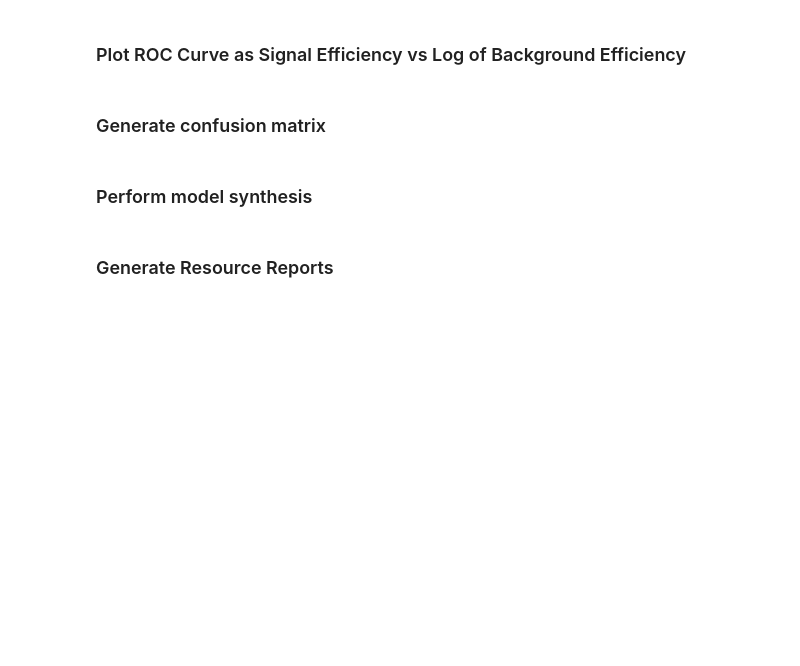
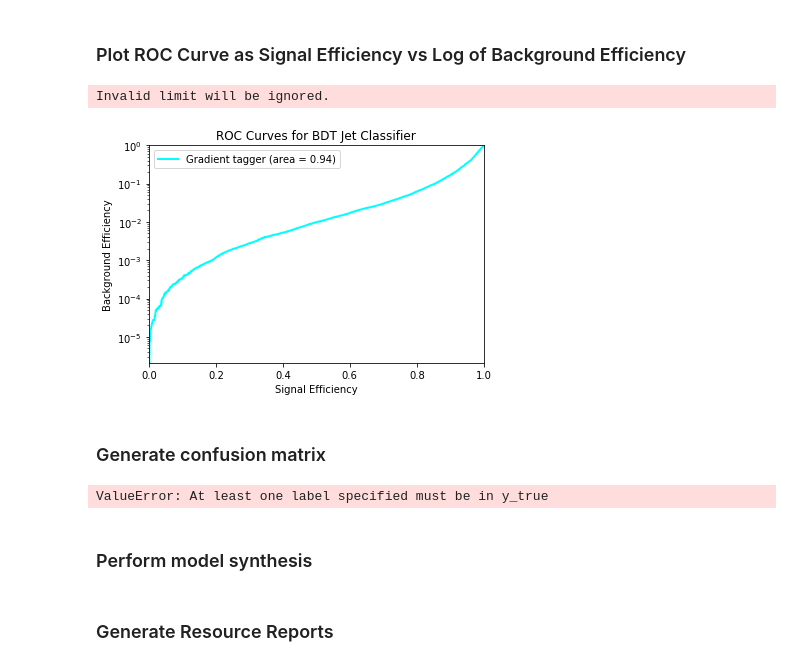
Before and after one commit to vladov3000/TauLeptonClassifier, a Jupyter notebook: BDT_Tau_Classifier.ipynb, the cells around one changed output. Saved outputs shown, nothing was run; the diff lists cells and outputs as text; code cells hidden in the pictures; blank space fills up the shorter version.

```diff
--- a/BDT_Tau_Classifier.ipynb
+++ b/BDT_Tau_Classifier.ipynb
@@ -92,29 +144,35 @@ plt.show()
 # %%
 # Plot all ROC curves
 plt.figure()
 
 lw=2
-n_classes=len(list(le.classes_))
+classes=['Gradient']
+n_classes=len(list(classes))
 
 from itertools import cycle
 colors = cycle(['aqua', 'darkorange', 'cornflowerblue', 'red', 'green'])
 for i, color in zip(range(n_classes), colors):
     plt.plot(tpr[i], fpr[i], color=color, lw=lw,
-             label= list(le.classes_)[i] + ' tagger (area = {1:0.2f})'
+             label= list(classes)[i] + ' tagger (area = {1:0.2f})'
              ''.format(i, roc_auc[i]))
 
 plt.semilogy()
 plt.xlim([0.0, 1.0])
 plt.ylim([0.0, 1.0])
 plt.xlabel('Signal Efficiency')
 plt.ylabel('Background Efficiency')
 plt.title('ROC Curves for BDT Jet Classifier')
 plt.legend(loc="upper left")
 plt.show()
+# %% [output]
+Invalid limit will be ignored.
+[figure, added]
 # %% [markdown]
 ### Generate confusion matrix
 # %%
-cm =sklearn.metrics.confusion_matrix(y_test, y_predict, labels=le.transform(list(le.classes_)))
+cm =sklearn.metrics.confusion_matrix(y_test, y_predict, labels=classes)
+# %% [output]
+ValueError: At least one label specified must be in y_true
 # %%
 # confusion matrix code from Maurizio
 # /eos/user/m/mpierini/DeepLearning/ML4FPGA/jupyter/HbbTagger_Conv1D.ipynb
```
Also changed, not shown: parts of 23 cells of this notebook, 3 other files.
